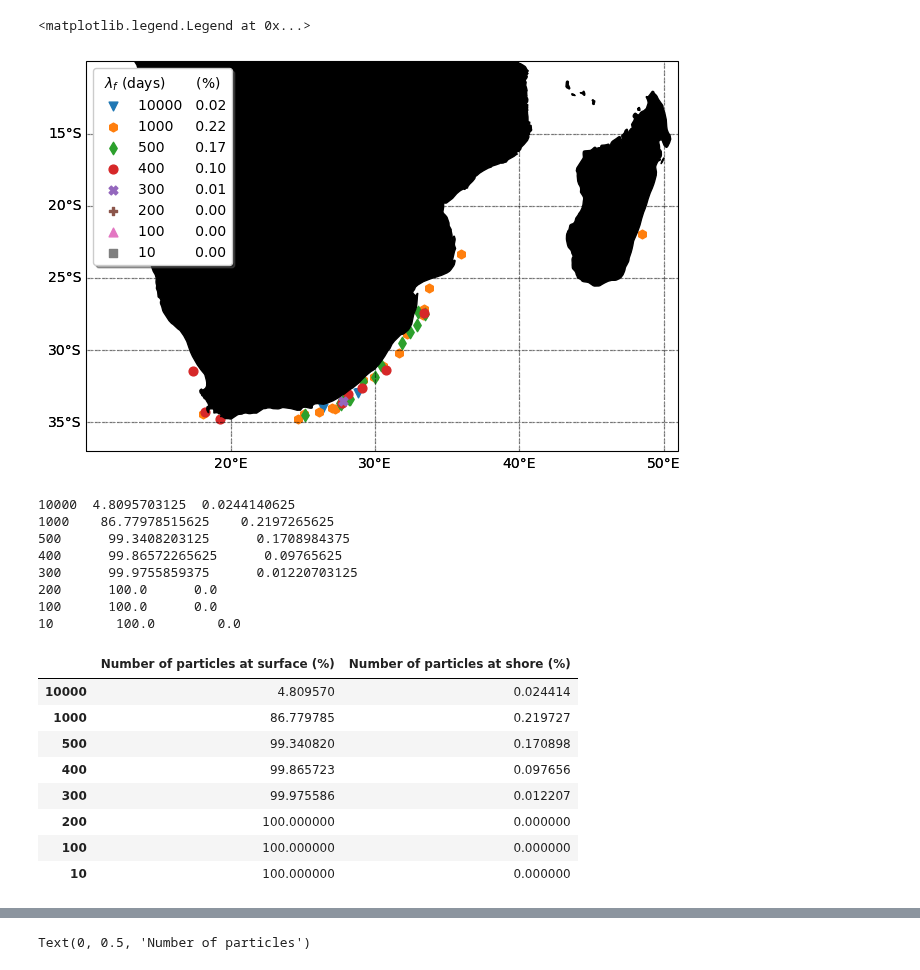
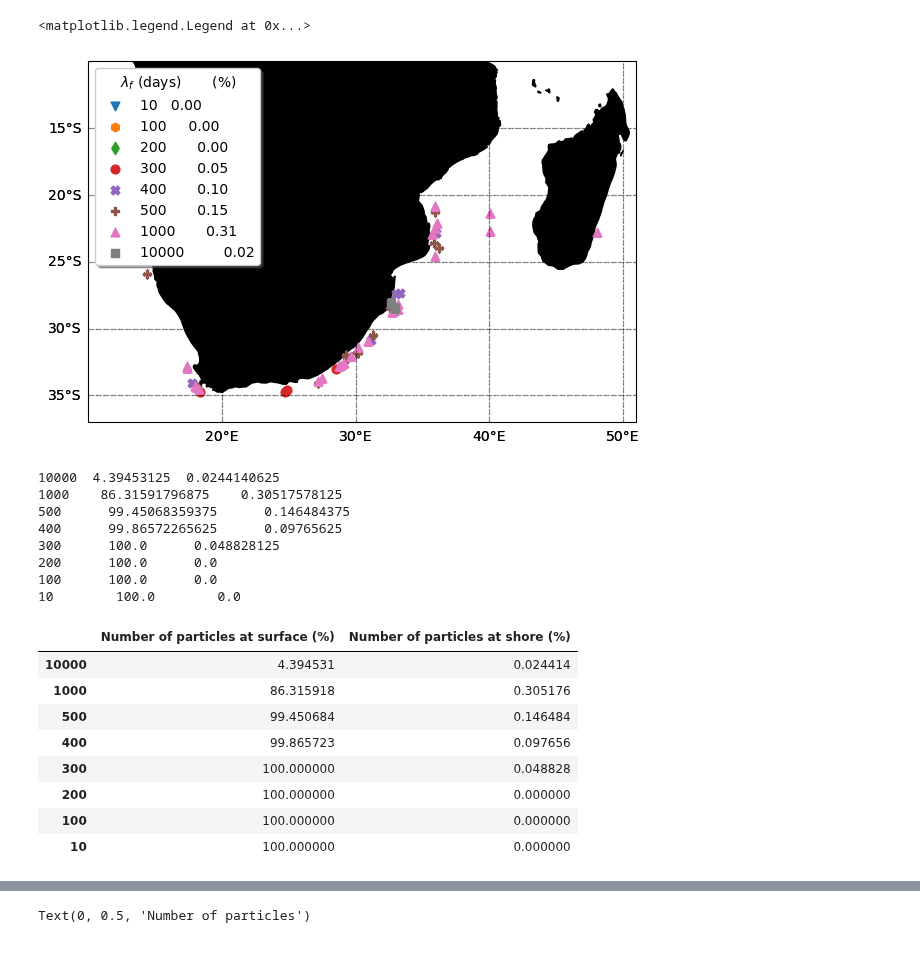
Before and after one commit to OceanParcels/Backtracking_Abyssal_Nanoplastics, a Jupyter notebook: python/Land_particles_problem.ipynb, the cells around one changed output, grey strips where cells are left out. Cells and saved outputs as stored; diff of their text form; code cells hidden in the pictures.

```diff
--- a/python/Land_particles_problem.ipynb
+++ b/python/Land_particles_problem.ipynb
@@ -35,11 +38,9 @@ sim_names = [10] + [i for i in range(100, 501, 100)] + [ 1000, 10000]
-# %%
-simulations = simulations[::-1]
 # %%
 surface_events = {}
 
 for k, ft in enumerate(tqdm(simulations)):
     # print('Computing fragmentation timescale: ', ft)
-    local_path = f'/storage/shared/oceanparcels/output_data/data_Claudio/hc13_2/hc13_{ft}.zarr'
+    local_path = f'/storage/shared/oceanparcels/output_data/data_Claudio/hc13_3/hc13_{ft}.zarr'
     sim = xr.open_zarr(local_path)
 
     # loading fields as np arrays to do some nasty indexing
@@ -95,35 +96,35 @@ gl.right_labels = False
 
 ax.set_extent([10, 51,-37, -10], crs=ccrs.PlateCarree())
 
 # ax.add_feature(cfeature.OCEAN)
 ax.add_feature(cfeature.LAND, zorder=1, color='black')
 # ax.add_feature(cfeature.COASTLINE)
 
 
 shoreparticles = {}
 fill_characters = [0, 2, 4,4,4,4,4,6]
 
 
-for j, ft in enumerate(simulations[::-1]):
+for j, ft in enumerate(simulations):
     shore_particles = np.where(surface_events[ft]['d2shore'] < 10)
     correction = np.where(surface_events[ft]['lon'][shore_particles] > 10)
     shore_particles = shore_particles[0][correction]
     proportion = len(shore_particles) / 2**13 * 100
     shoreparticles[ft] = len(shore_particles)
 
 
     ax.scatter(surface_events[ft]['lon'][shore_particles],
            surface_events[ft]['lat'][shore_particles], s=40, transform=ccrs.PlateCarree(),
            label=f"{ft} {' '*fill_characters[j]}  {proportion:.2f}", marker=next(marker))
 
 
 handles, labels = ax.get_legend_handles_labels()
 
 
 ax.legend(shadow=True, title='$\lambda_f$ (days)       (%)', loc='upper left')
 # %% [output]
 <matplotlib.legend.Legend at 0x...>
-[figure, old version]
+[figure, new version]
 # %%
 Stats_surface = {}
 
@@ -134,11 +135,11 @@ for j, ft in enumerate(simulations[::-1]):
     Stats_surface[ft] = [number_surface, fraction_shore]
     print(ft, ' '*fill_characters[j], number_surface, ' '*fill_characters[j], fraction_shore)
 # %% [output]
-10000  4.8095703125  0.0244140625
-1000    86.77978515625    0.2197265625
-500      99.3408203125      0.1708984375
+10000  4.39453125  0.0244140625
+1000    86.31591796875    0.30517578125
+500      99.45068359375      0.146484375
 400      99.86572265625      0.09765625
-300      99.9755859375      0.01220703125
+300      100.0      0.048828125
 200      100.0      0.0
 100      100.0      0.0
 10        100.0        0.0
@@ -146,11 +147,11 @@ for j, ft in enumerate(simulations[::-1]):
 pd.DataFrame(Stats_surface, index=['Number of particles at surface (%)', 'Number of particles at shore (%)']).T
 # %% [output]
 |  | Number of particles at surface (%) | Number of particles at shore (%) |
-| 10000 | 4.809570 | 0.024414 |
-| 1000 | 86.779785 | 0.219727 |
-| 500 | 99.340820 | 0.170898 |
+| 10000 | 4.394531 | 0.024414 |
+| 1000 | 86.315918 | 0.305176 |
+| 500 | 99.450684 | 0.146484 |
 | 400 | 99.865723 | 0.097656 |
-| 300 | 99.975586 | 0.012207 |
+| 300 | 100.000000 | 0.048828 |
 | 200 | 100.000000 | 0.000000 |
 | 100 | 100.000000 | 0.000000 |
 | 10 | 100.000000 | 0.000000 |
```
Also changed, not shown: parts of 18 cells of this notebook, 6 other files.
